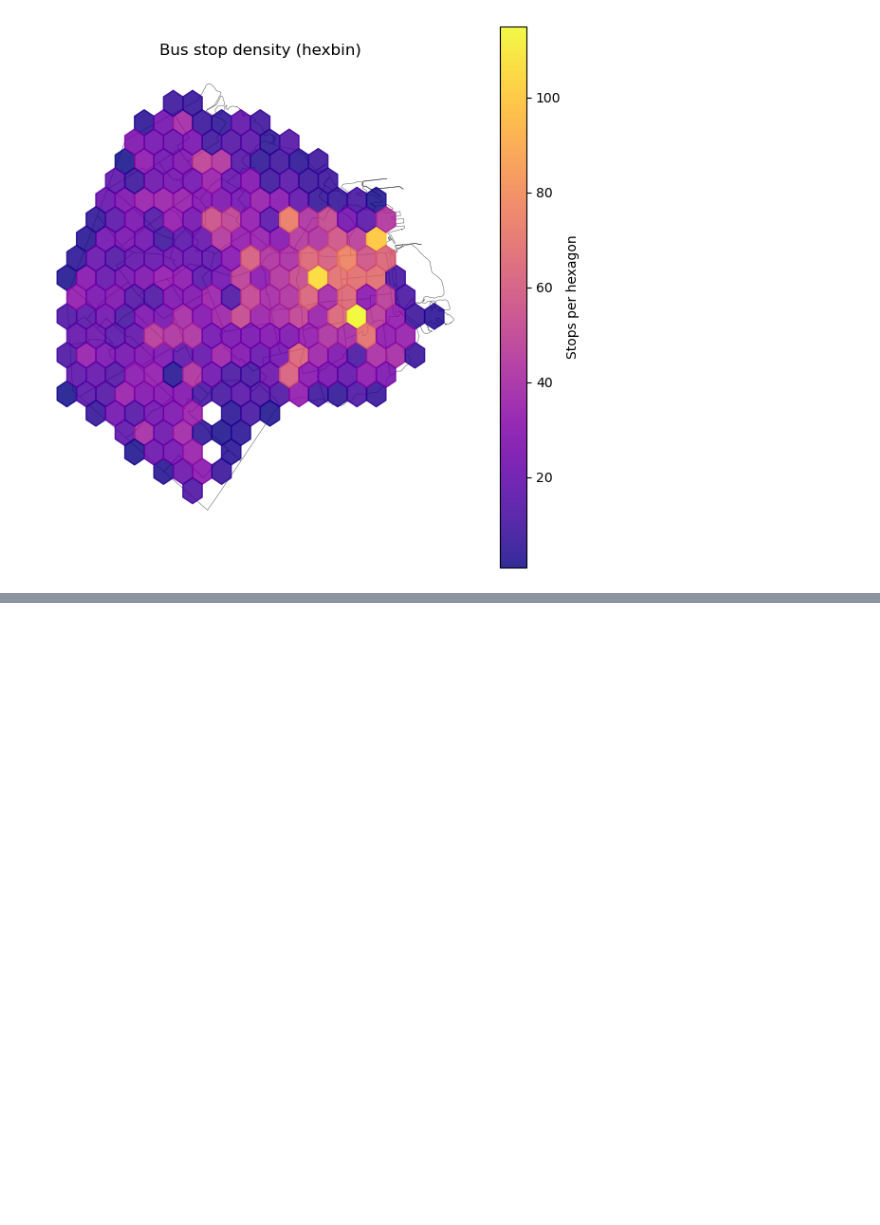
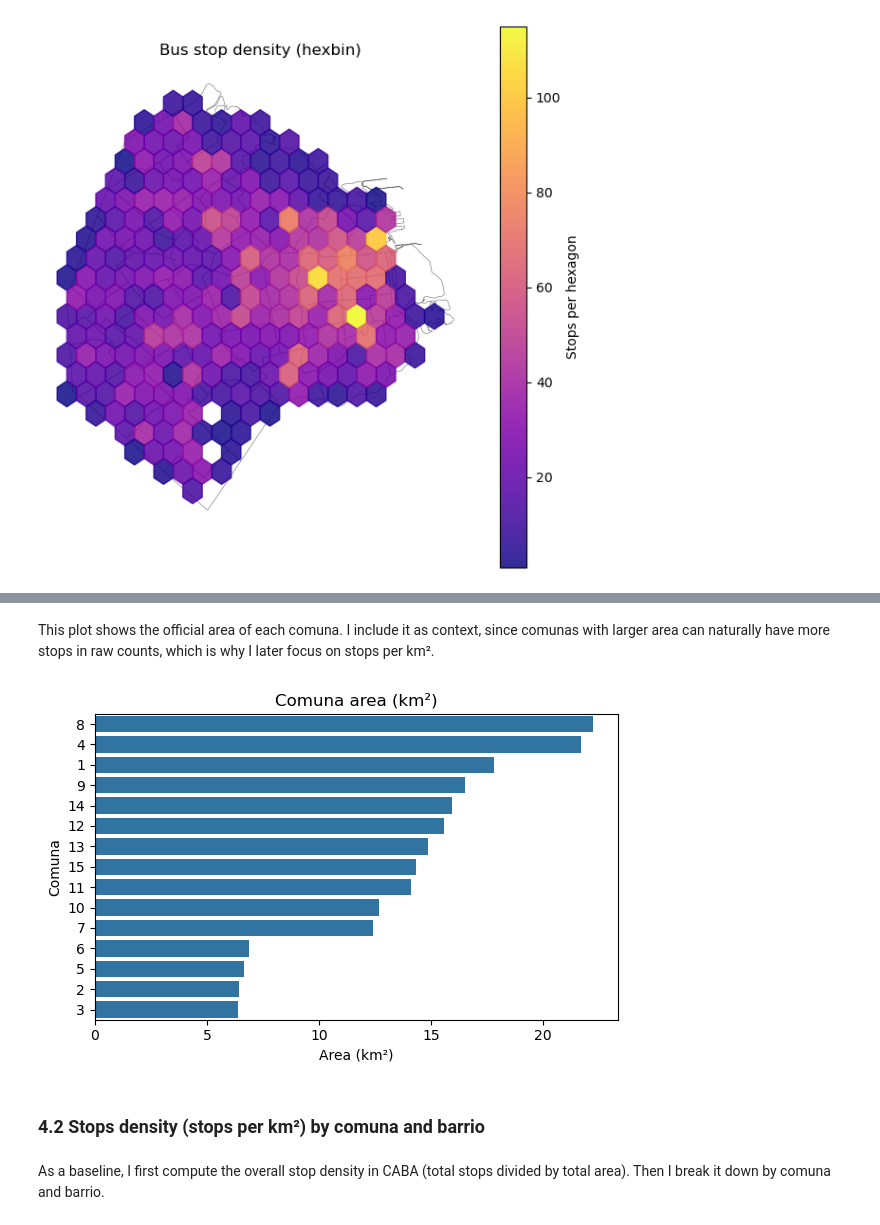
Before and after one commit to FacundoBerthet/caba-public-transport-analysis, a Jupyter notebook: notebooks/02_EDA_bus_stops.ipynb, the cells around one changed output, grey strips where cells are left out. Cells and saved outputs as stored; diff of their text form; code cells hidden in the pictures; blank space fills up the shorter version.

Commit message:
stops density initial

```diff
--- a/notebooks/02_EDA_bus_stops.ipynb
+++ b/notebooks/02_EDA_bus_stops.ipynb
@@ -338,0 +346,3 @@ The resulting hexbin map offers a high-level view of bus stop density across CAB
+# %%
+comunas["area_km2"] = comunas["area"] / 1000000
+barrios["area_km2"] = barrios["area"] / 1000000
@@ -338,0 +409,18 @@ The resulting hexbin map offers a high-level view of bus stop density across CAB
+# %% [markdown]
+This plot shows the official area of each comuna. I include it as context, since comunas with larger area can naturally have more stops in raw counts, which is why I later focus on stops per km².
+# %%
+df_area = comunas[["comuna", "area_km2"]].sort_values("area_km2", ascending=False)
+df_area["comuna"] = df_area["comuna"].astype(str)
+
+plt.figure(figsize=(6, 4))
+sns.barplot(data=df_area, y="comuna", x="area_km2")
+plt.title("Comuna area (km²)")
+plt.xlabel("Area (km²)")
+plt.ylabel("Comuna")
+plt.tight_layout()
+# %% [output]
+[figure, added]
+# %% [markdown]
+### 4.2 Stops density (stops per km²) by comuna and barrio
+# %% [markdown]
+As a baseline, I first compute the overall stop density in CABA (total stops divided by total area). Then I break it down by comuna and barrio.
```
Also changed, not shown: parts of 12 cells of this notebook.
